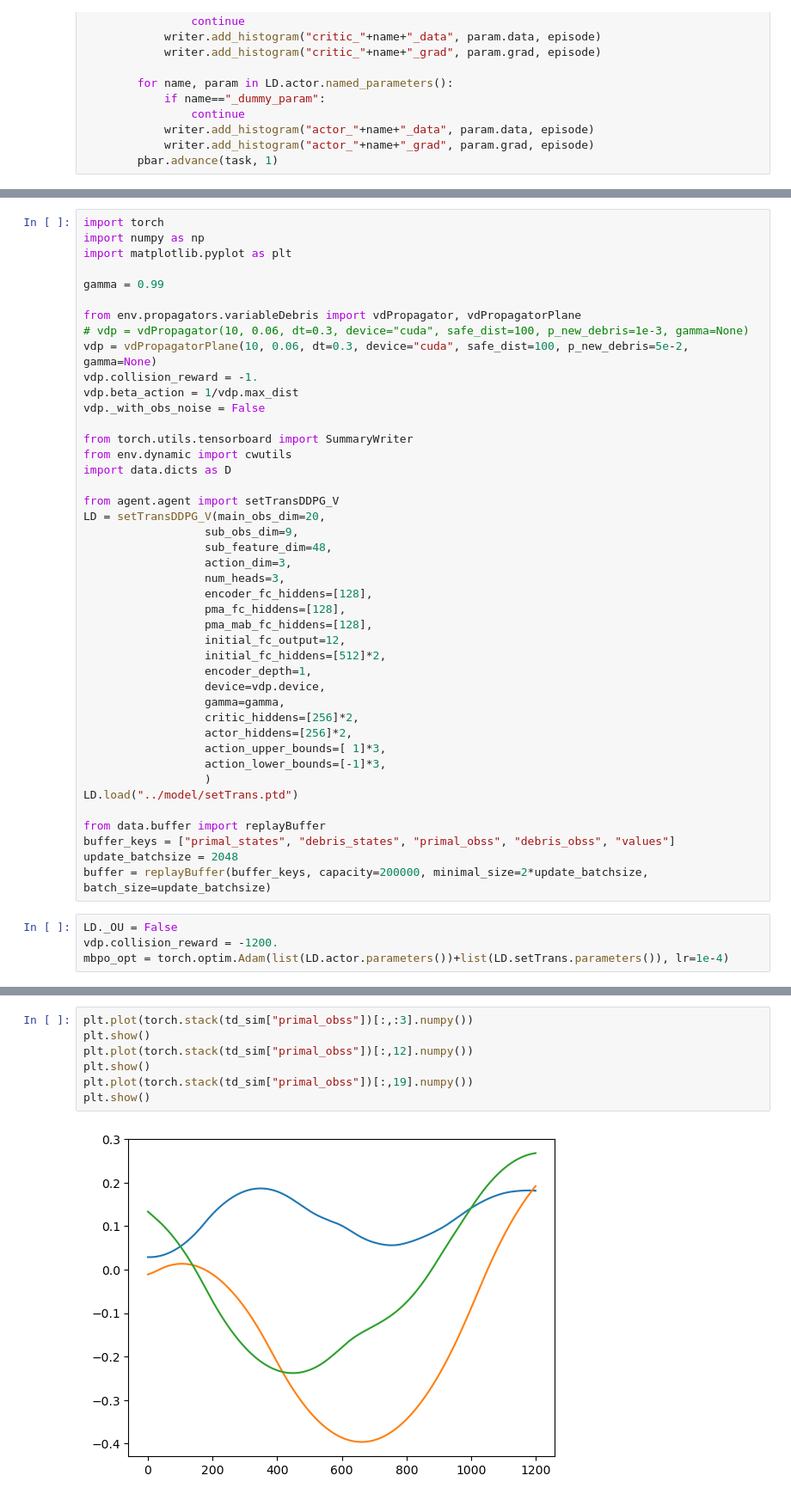
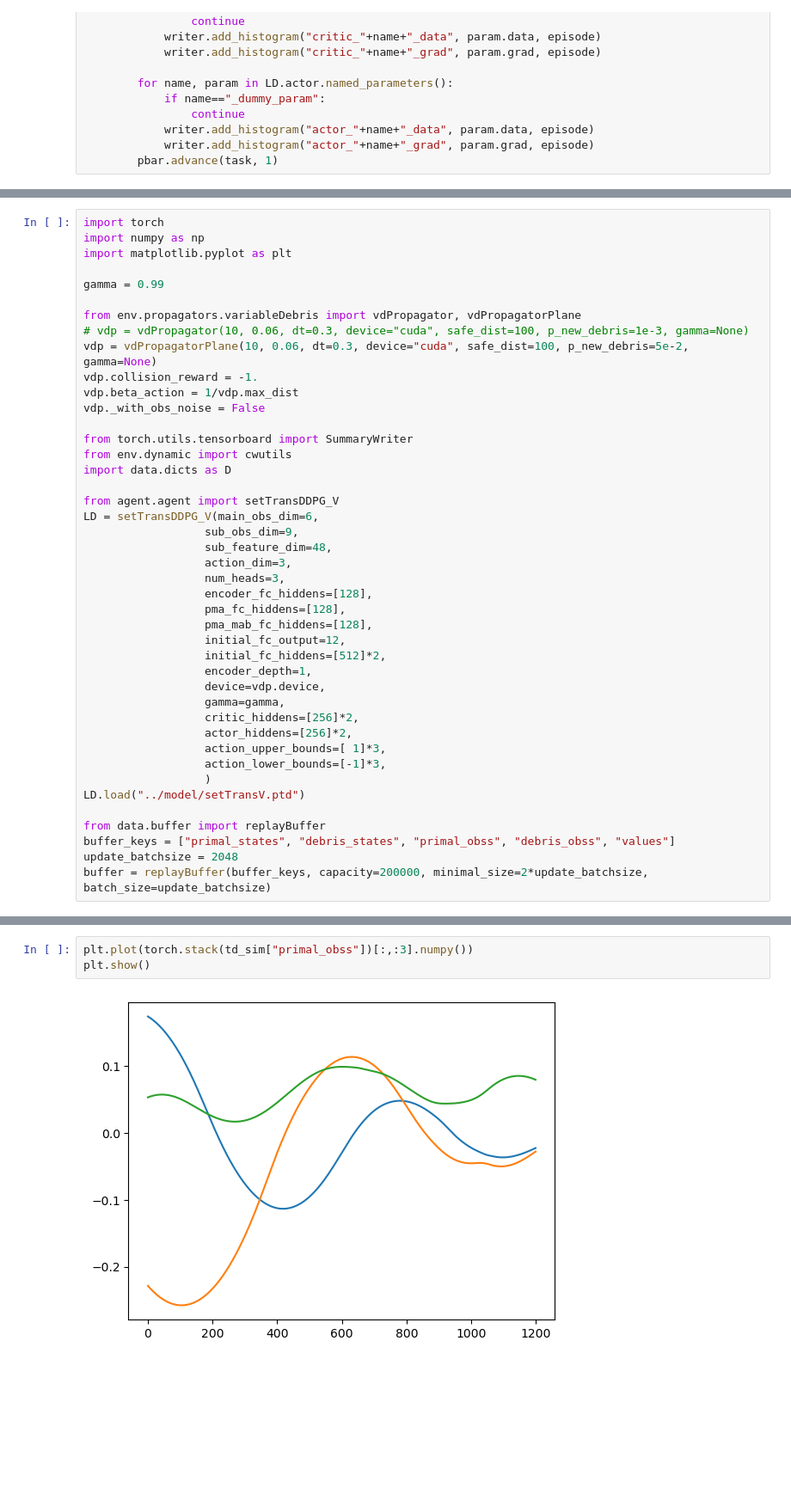
Before and after one commit to liziyao99/multi-debris-avoidance, a Jupyter notebook: test.ipynb, the cells around one changed output, grey strips where cells are left out. Shown at 86% size. Saved outputs shown, nothing was run; the diff lists cells and outputs as text; blank space fills up the shorter version.

Commit message:
TODO: setTransDDPG.actor don't converge.

```diff
--- a/test.ipynb
+++ b/test.ipynb
@@ -562,7 +562,7 @@ from env.dynamic import cwutils
 import data.dicts as D
 
 from agent.agent import setTransDDPG_V
-LD = setTransDDPG_V(main_obs_dim=20,
+LD = setTransDDPG_V(main_obs_dim=6,
                   sub_obs_dim=9,
                   sub_feature_dim=48,
                   action_dim=3,
@@ -580,15 +580,11 @@ LD = setTransDDPG_V(main_obs_dim=20,
                   action_upper_bounds=[ 1]*3,
                   action_lower_bounds=[-1]*3,
                   )
-LD.load("../model/setTrans.ptd")
+LD.load("../model/setTransV.ptd")
 
 from data.buffer import replayBuffer
 buffer_keys = ["primal_states", "debris_states", "primal_obss", "debris_obss", "values"]
 update_batchsize = 2048
 buffer = replayBuffer(buffer_keys, capacity=200000, minimal_size=2*update_batchsize, batch_size=update_batchsize)
-# %%
-LD._OU = False
-vdp.collision_reward = -1200.
-mbpo_opt = torch.optim.Adam(list(LD.actor.parameters())+list(LD.setTrans.parameters()), lr=1e-4)
 # %%
 from rich.progress import Progress
@@ -803,9 +750,5 @@ for _data in Datas:
 # %%
 plt.plot(torch.stack(td_sim["primal_obss"])[:,:3].numpy())
 plt.show()
-plt.plot(torch.stack(td_sim["primal_obss"])[:,12].numpy())
-plt.show()
-plt.plot(torch.stack(td_sim["primal_obss"])[:,19].numpy())
-plt.show()
 # %% [output]
-[figure, old version]
+[figure, new version]
```
Also changed, not shown: parts of 29 cells of this notebook, 3 other files.
